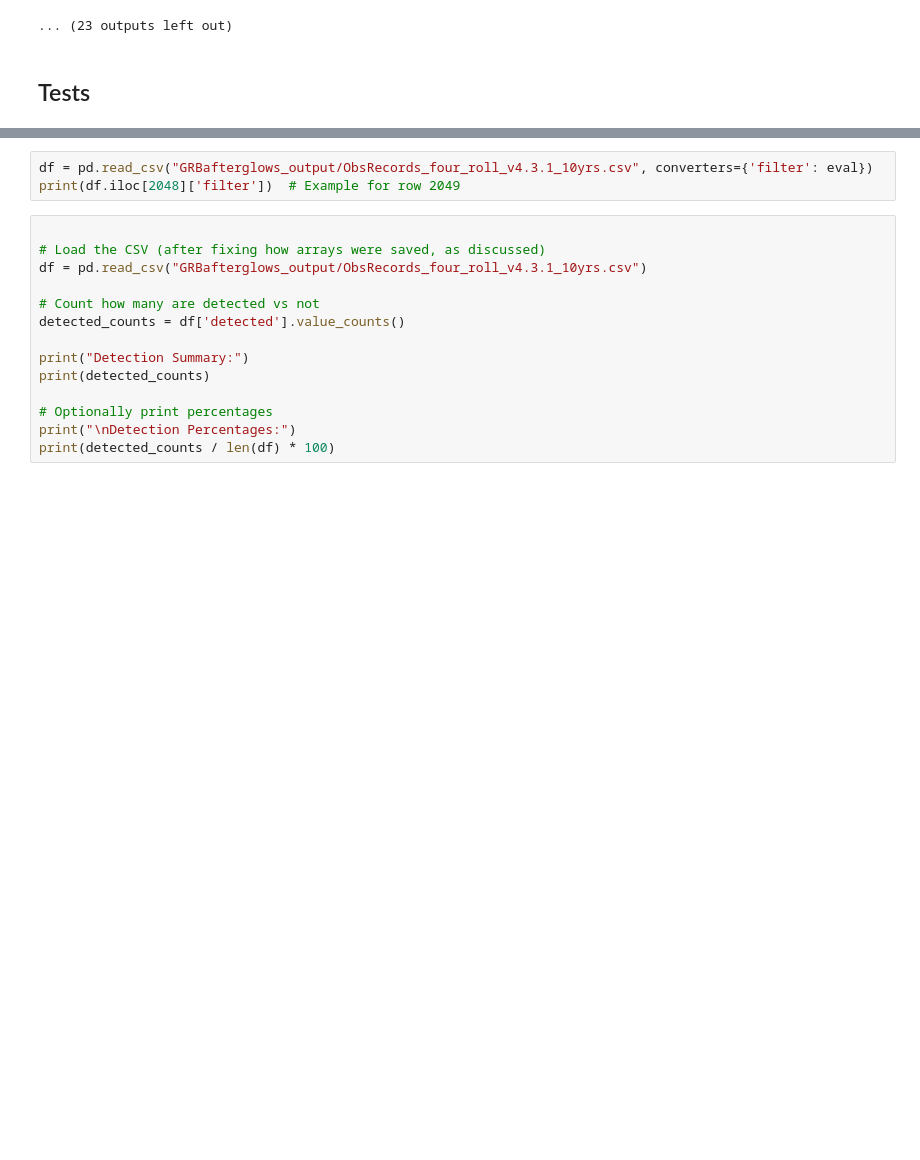
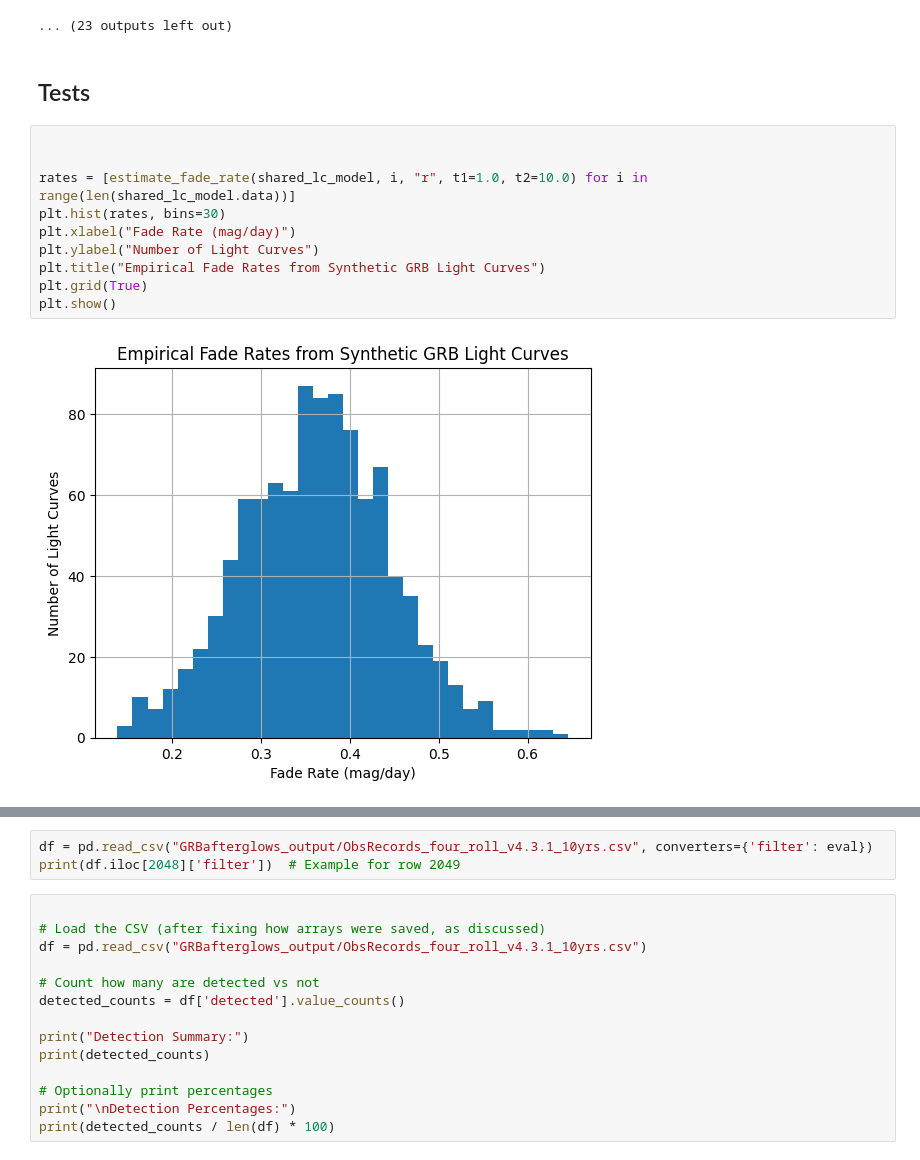
Before and after one commit to andra104/Multi_Transient_Metrics_Hub, a Jupyter notebook: GRBafterglows/working_local_fixedpop_GRBafterglows_script.ipynb, the cells around one changed output, grey strips where cells are left out. Saved outputs shown, nothing was run; the diff lists cells and outputs as text; blank space fills up the shorter version.

```diff
--- a/GRBafterglows/working_local_fixedpop_GRBafterglows_script.ipynb
+++ b/GRBafterglows/working_local_fixedpop_GRBafterglows_script.ipynb
@@ -460,3 +472,15 @@ Loaded GRB afterglow templates from GRBAfterglow_templates.pkl
 ... (23 outputs left out)
 # %% [markdown]
 ## Tests
+# %%
+
+
+rates = [estimate_fade_rate(shared_lc_model, i, "r", t1=1.0, t2=10.0) for i in range(len(shared_lc_model.data))]
+plt.hist(rates, bins=30)
+plt.xlabel("Fade Rate (mag/day)")
+plt.ylabel("Number of Light Curves")
+plt.title("Empirical Fade Rates from Synthetic GRB Light Curves")
+plt.grid(True)
+plt.show()
+# %% [output]
+[figure, added]
```
Also changed, not shown: parts of 4 cells of this notebook, 18 other files.
